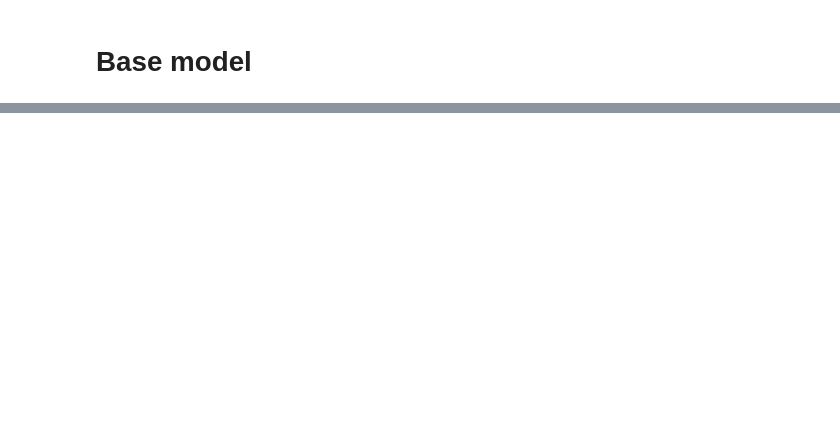
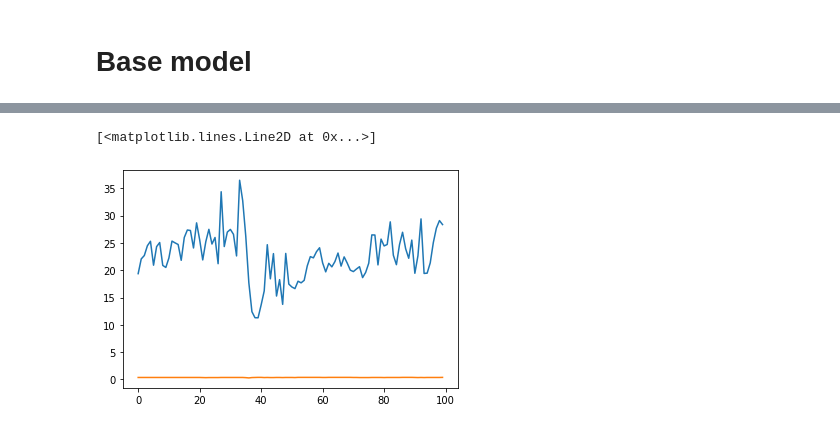
Before and after one commit to gmortuza/Google-Landmark-Recognition-2020, a Jupyter notebook: model.ipynb, the cells around one changed output, grey strips where cells are left out. Saved outputs shown, nothing was run; the diff lists cells and outputs as text; code cells hidden in the pictures; blank space fills up the shorter version.

```diff
--- a/model.ipynb
+++ b/model.ipynb
@@ -188,0 +208,6 @@ train_df
+# %%
+plt.plot(history.history['val_loss'])
+plt.plot(history.history['val_accuracy'])
+# %% [output]
+[<matplotlib.lines.Line2D at 0x...>]
+[figure, added]
```
Also changed, not shown: parts of 15 cells of this notebook.
